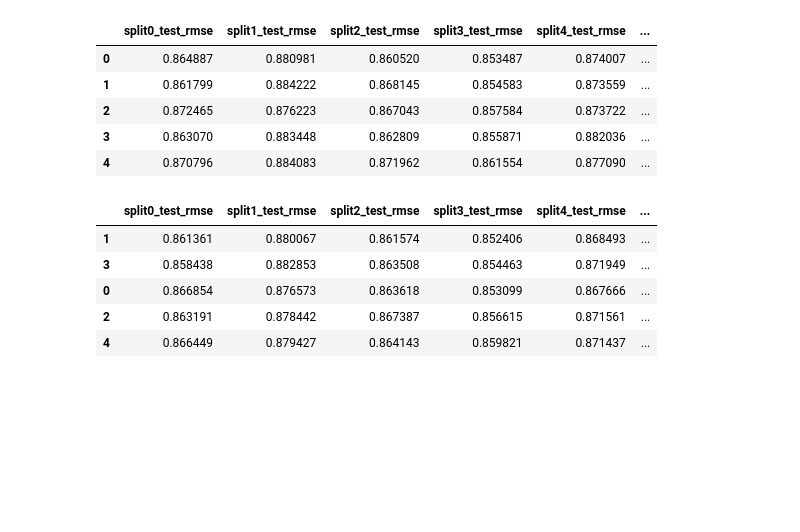
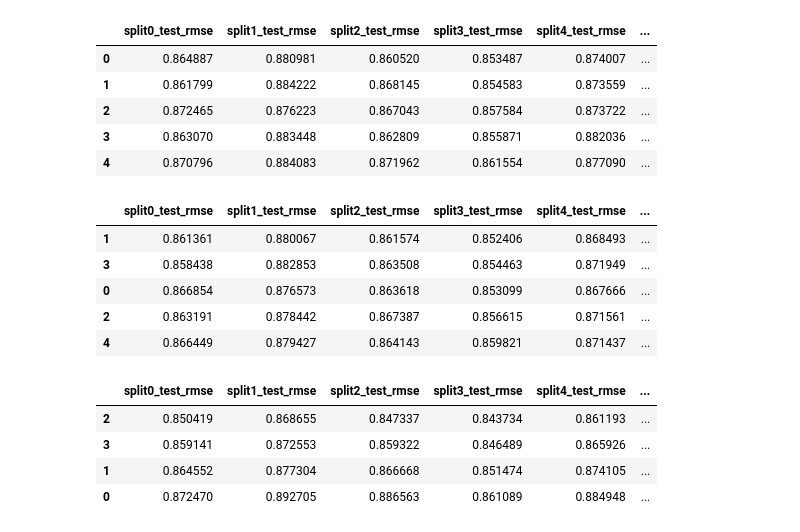
Before and after one commit to Pinminh/movielens-recommender, a Jupyter notebook: notebooks/svdpp.ipynb, the cells around one changed output. Drawn from its saved outputs; the diff is of its cells as text; code cells hidden in the pictures; blank space fills up the shorter version.

```diff
--- a/notebooks/svdpp.ipynb
+++ b/notebooks/svdpp.ipynb
@@ -62,3 +68,17 @@ abbr_gs_df.sort_values(by="rank_test_rmse", ascending=True, inplace=False)[0:10]
 | 0 | 0.866854 | 0.876573 | 0.863618 | 0.853099 | 0.867666 | ... |
 | 2 | 0.863191 | 0.878442 | 0.867387 | 0.856615 | 0.871561 | ... |
 | 4 | 0.866449 | 0.879427 | 0.864143 | 0.859821 | 0.871437 | ... |
+# %%
+gs = load_gscv("gs_svdpp_reg")
+
+gs_df = pd.DataFrame(gs.cv_results)
+
+abbr_gs_df = gs_df.drop(columns=["mean_fit_time", "std_fit_time", "mean_test_time", "std_test_time", "params"])
+
+abbr_gs_df.sort_values(by="rank_test_rmse", ascending=True, inplace=False)[0:10]
+# %% [output]
+|  | split0_test_rmse | split1_test_rmse | split2_test_rmse | split3_test_rmse | split4_test_rmse | ... |
+| 2 | 0.850419 | 0.868655 | 0.847337 | 0.843734 | 0.861193 | ... |
+| 3 | 0.859141 | 0.872553 | 0.859322 | 0.846489 | 0.865926 | ... |
+| 1 | 0.864552 | 0.877304 | 0.866668 | 0.851474 | 0.874105 | ... |
+| 0 | 0.872470 | 0.892705 | 0.886563 | 0.861089 | 0.884948 | ... |
```
Also changed, not shown: parts of 6 cells of this notebook, 1 other file.
